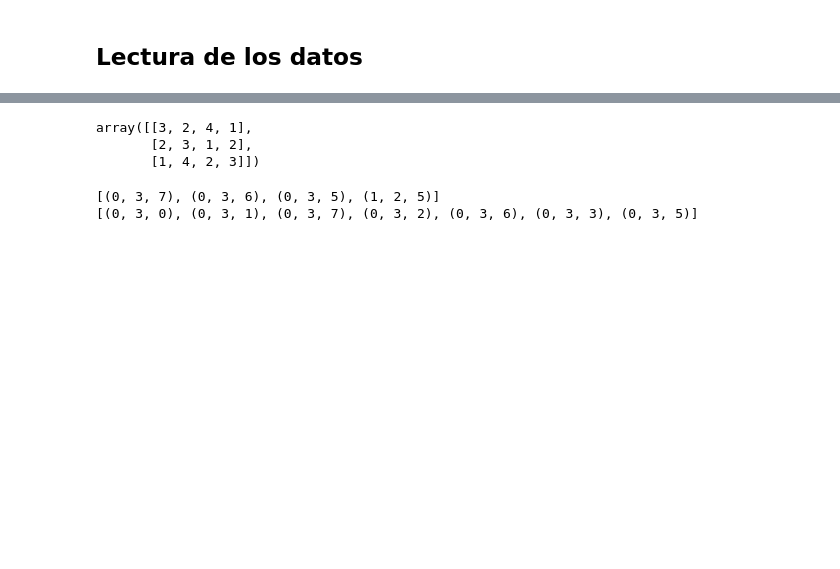
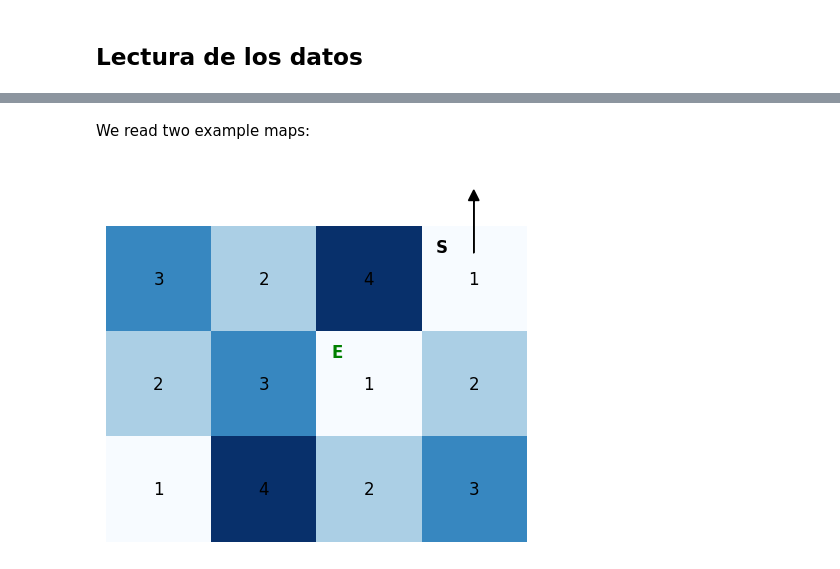
Before and after one commit to markel3/AIF_USC, a Jupyter notebook: preprocesado.ipynb, the cells around one changed output, grey strips where cells are left out. Saved outputs shown, nothing was run; the diff lists cells and outputs as text; code cells hidden in the pictures; blank space fills up the shorter version.

```diff
--- a/preprocesado.ipynb
+++ b/preprocesado.ipynb
@@ -121,3 +35,0 @@ Dibujamos algunos ejemplos:
-# %%
-dimension, map_data, start_position, end_position = read_map("exampleMap.txt")
-draw_map(dimension, map_data, start_position, end_position)
@@ -126,3 +35,0 @@ draw_map(dimension, map_data, start_position, end_position)
-# %%
-dimension, map_data, start_position, end_position = read_map("exampleMap_2.txt")
-draw_map(dimension, map_data, start_position, end_position)
@@ -159,4 +35,0 @@ class RobotProblem(Problem):
-# %%
-dimension, map_data, start_position, end_position = read_map("exampleMap.txt")
-robot_problem = RobotProblem(start_position, end_position, map_data)
-robot_problem.map_data
@@ -320,15 +35,0 @@ class RobotProblem_chebyshev(Problem):
-# %%
-dimension, map_data, start_position, end_position = read_map("exampleMap.txt")
-robot_problem_chebyshev = RobotProblem_chebyshev(start_position, end_position, map_data)
-robot_problem_chebyshev.map_data
-# %% [output]
-array([[3, 2, 4, 1],
-       [2, 3, 1, 2],
-       [1, 4, 2, 3]])
-# %%
-node, explored = astar_search(robot_problem_chebyshev)
-print(node.solution())
-print(explored)
-# %% [output]
-[(0, 3, 7), (0, 3, 6), (0, 3, 5), (1, 2, 5)]
-[(0, 3, 0), (0, 3, 1), (0, 3, 7), (0, 3, 2), (0, 3, 6), (0, 3, 3), (0, 3, 5)]
@@ -334,0 +99,7 @@ print(explored)
+# %% [markdown]
+We read two example maps:
+# %%
+map1 = Map("exampleMap.txt")
+map1.draw_initial()
+# %% [output]
+[figure, added]
```
Also changed, not shown: parts of 39 cells of this notebook.
